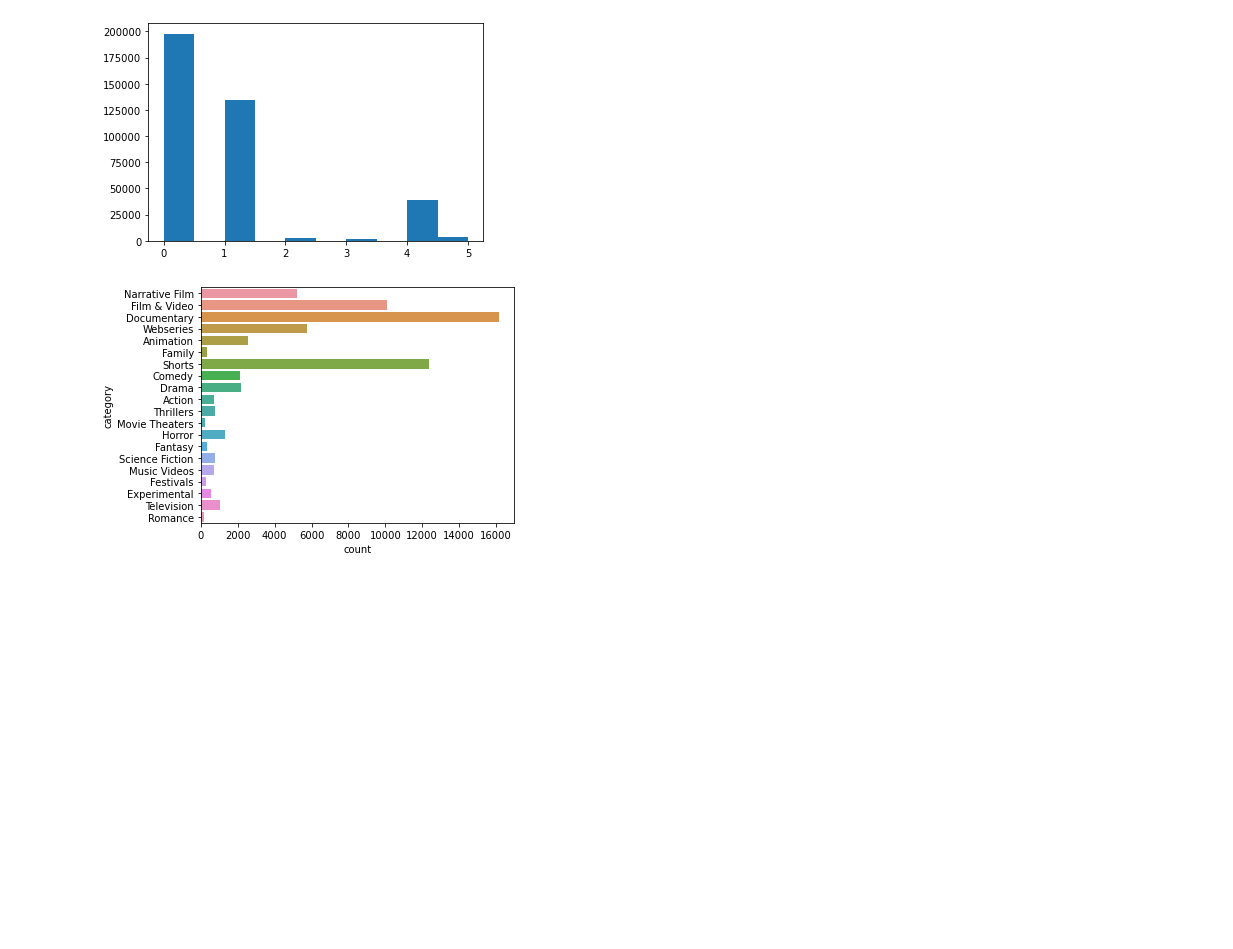
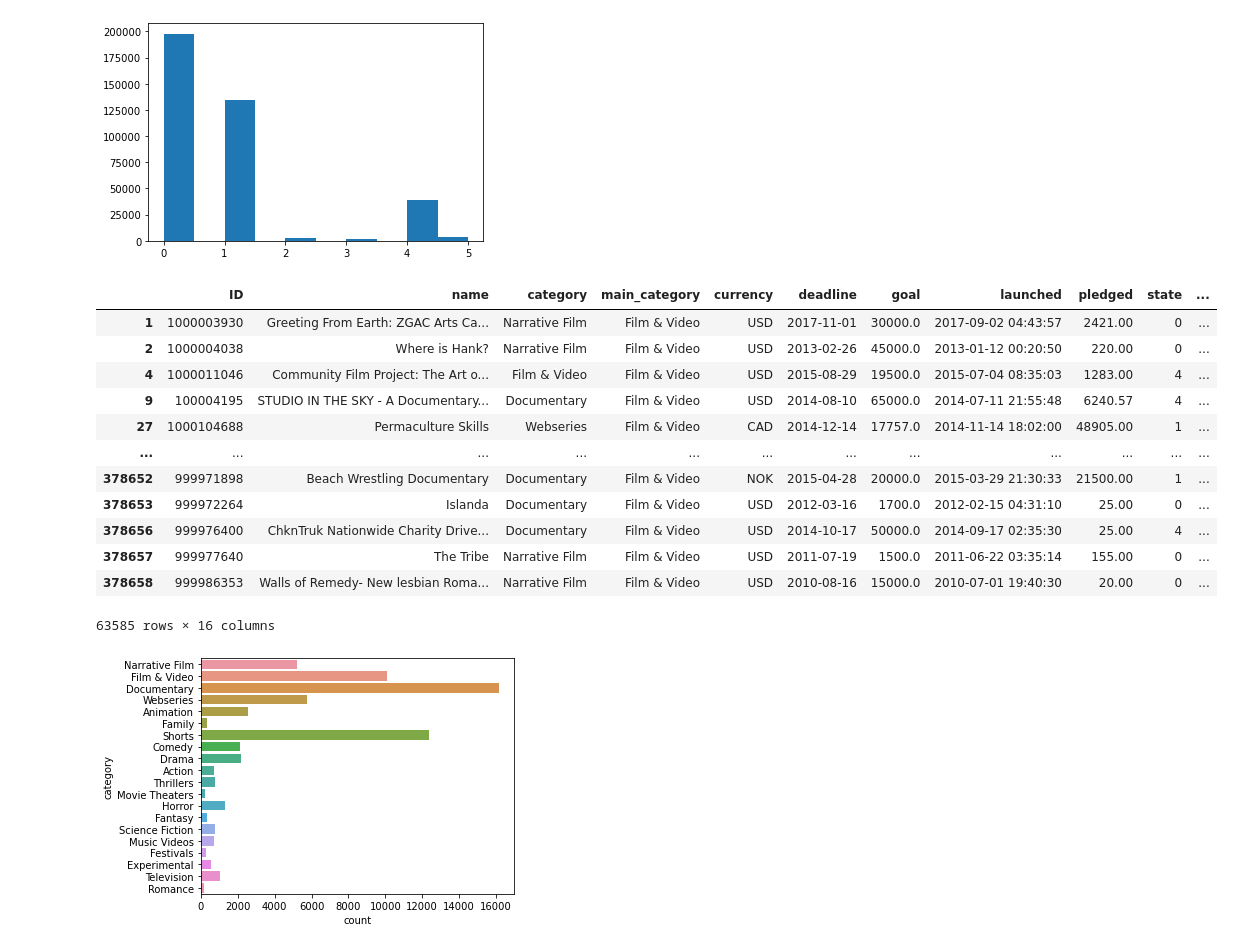
Before and after one commit to Satch7320/Galvanize, a Jupyter notebook: capstone1/Capstone_1.ipynb, the cells around one changed output. Saved outputs shown, nothing was run; the diff lists cells and outputs as text; code cells hidden in the pictures; blank space fills up the shorter version.

```diff
--- a/capstone1/Capstone_1.ipynb
+++ b/capstone1/Capstone_1.ipynb
@@ -109,6 +109,21 @@ ax.hist(late_csv['state'])
 [figure]
 # %%
 f_and_v = subtable('Film & Video')
+f_and_v
+# %% [output]
+|  | ID | name | category | main_category | currency | deadline | goal | launched | pledged | state | ... |
+| 1 | 1000003930 | Greeting From Earth: ZGAC Arts Ca... | Narrative Film | Film & Video | USD | 2017-11-01 | 30000.0 | 2017-09-02 04:43:57 | 2421.00 | 0 | ... |
+| 2 | 1000004038 | Where is Hank? | Narrative Film | Film & Video | USD | 2013-02-26 | 45000.0 | 2013-01-12 00:20:50 | 220.00 | 0 | ... |
+| 4 | 1000011046 | Community Film Project: The Art o... | Film & Video | Film & Video | USD | 2015-08-29 | 19500.0 | 2015-07-04 08:35:03 | 1283.00 | 4 | ... |
+| 9 | 100004195 | STUDIO IN THE SKY - A Documentary... | Documentary | Film & Video | USD | 2014-08-10 | 65000.0 | 2014-07-11 21:55:48 | 6240.57 | 4 | ... |
+| 27 | 1000104688 | Permaculture Skills | Webseries | Film & Video | CAD | 2014-12-14 | 17757.0 | 2014-11-14 18:02:00 | 48905.00 | 1 | ... |
+| ... | ... | ... | ... | ... | ... | ... | ... | ... | ... | ... | ... |
+| 378652 | 999971898 | Beach Wrestling Documentary | Documentary | Film & Video | NOK | 2015-04-28 | 20000.0 | 2015-03-29 21:30:33 | 21500.00 | 1 | ... |
+| 378653 | 999972264 | Islanda | Documentary | Film & Video | USD | 2012-03-16 | 1700.0 | 2012-02-15 04:31:10 | 25.00 | 0 | ... |
+| 378656 | 999976400 | ChknTruk Nationwide Charity Drive... | Documentary | Film & Video | USD | 2014-10-17 | 50000.0 | 2014-09-17 02:35:30 | 25.00 | 4 | ... |
+| 378657 | 999977640 | The Tribe | Narrative Film | Film & Video | USD | 2011-07-19 | 1500.0 | 2011-06-22 03:35:14 | 155.00 | 0 | ... |
+| 378658 | 999986353 | Walls of Remedy- New lesbian Roma... | Narrative Film | Film & Video | USD | 2010-08-16 | 15000.0 | 2010-07-01 19:40:30 | 20.00 | 0 | ... |
+63585 rows × 16 columns
 # %%
 fig, ax = plt.subplots()
 
```
Also changed, not shown: parts of 6 cells of this notebook, 35 other files.
